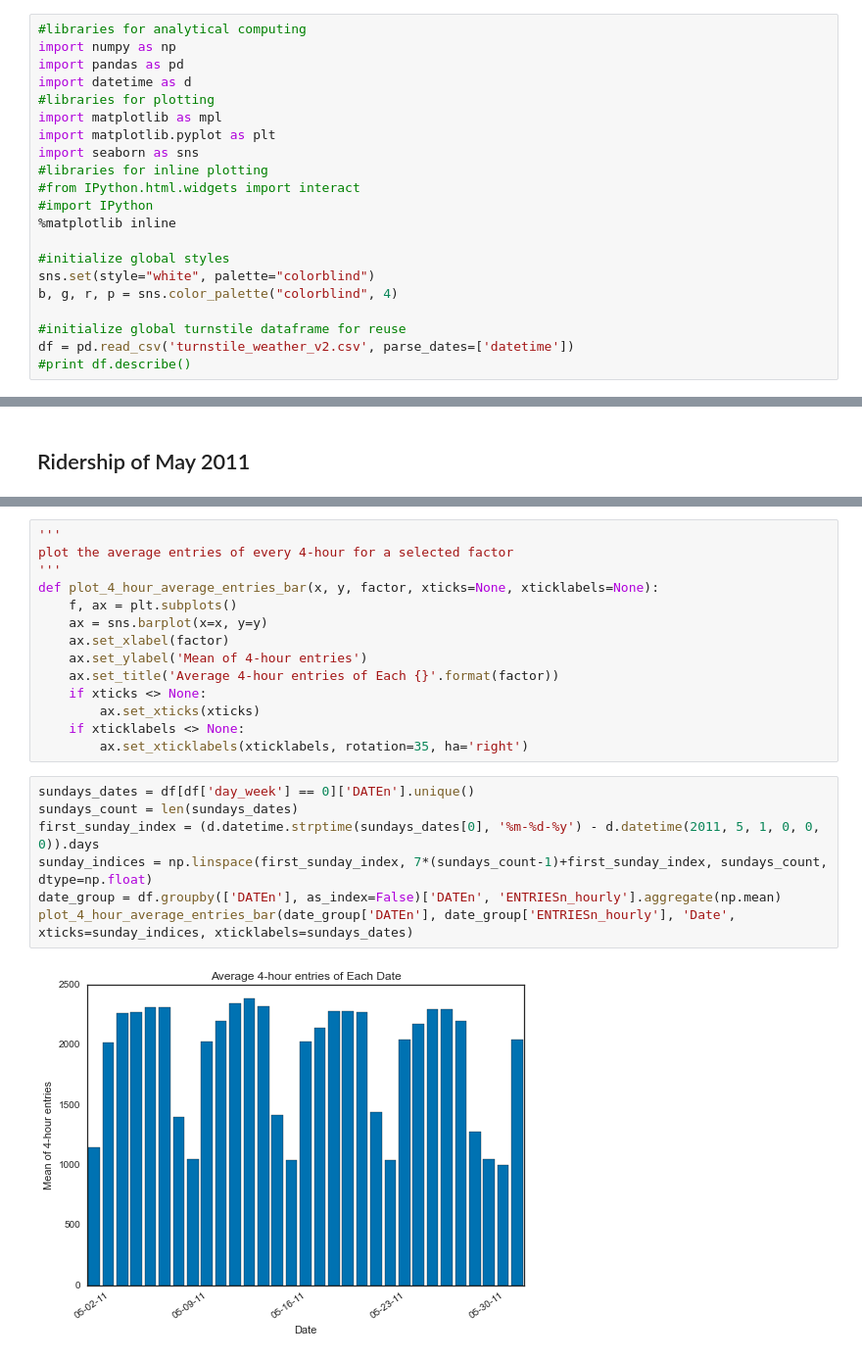
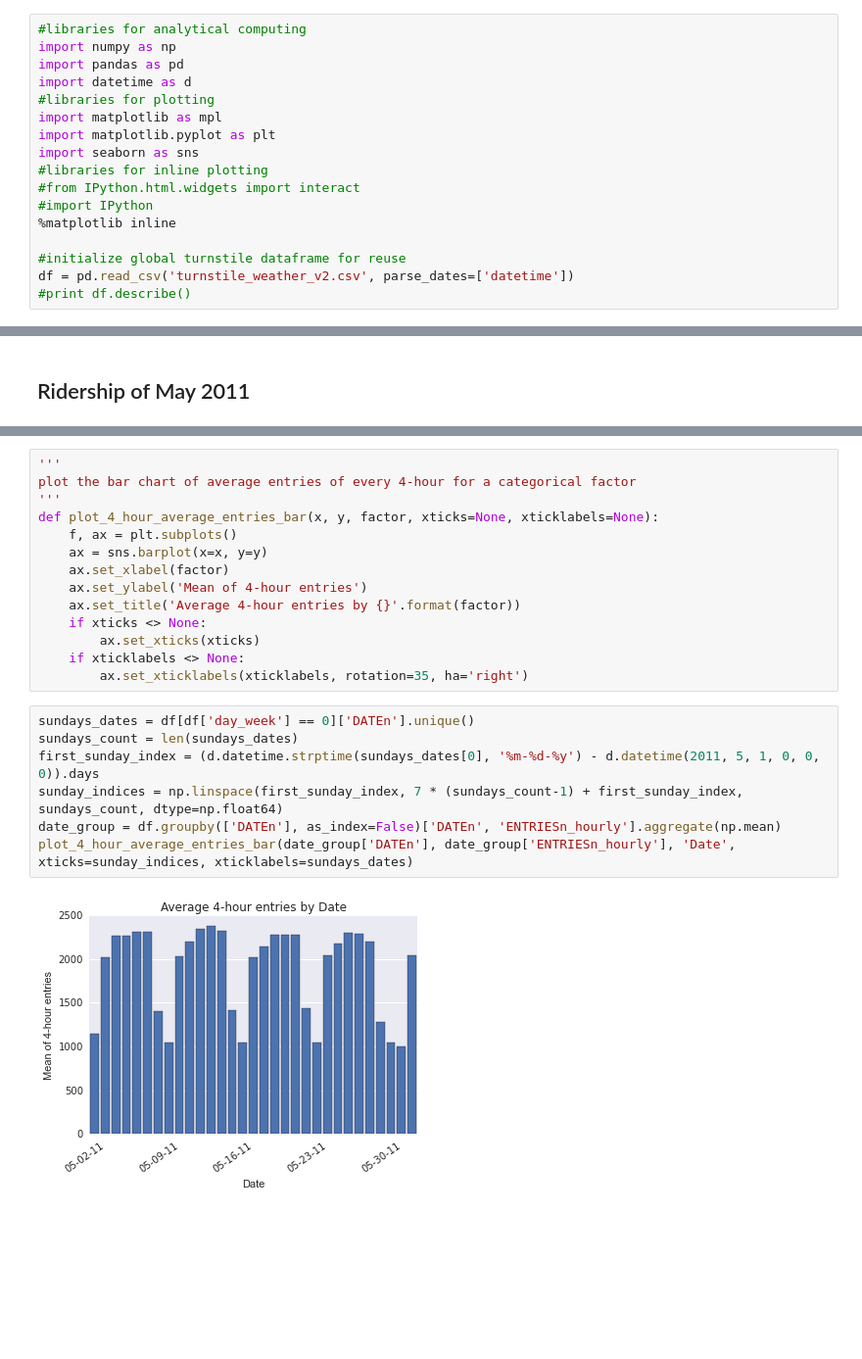
Before and after one commit to meilanou/NYCSubway, a Jupyter notebook: 0. Exploring data.ipynb, the cells around one changed output, grey strips where cells are left out. Shown: that part at 98% size. Drawn from its saved outputs; the diff is of its cells as text; blank space fills up the shorter version.

```diff
--- a/0. Exploring data.ipynb
+++ b/0. Exploring data.ipynb
@@ -27,10 +27,6 @@ import seaborn as sns
 #import IPython
 %matplotlib inline
 
-#initialize global styles
-sns.set(style="white", palette="colorblind")
-b, g, r, p = sns.color_palette("colorblind", 4)
-
 #initialize global turnstile dataframe for reuse
 df = pd.read_csv('turnstile_weather_v2.csv', parse_dates=['datetime'])
 #print df.describe()
@@ -138,13 +156,13 @@ Throughout May 2011, did ridership vary by date? From the chart below we can tel
 # %%
 '''
-plot the average entries of every 4-hour for a selected factor
+plot the bar chart of average entries of every 4-hour for a categorical factor
 '''
 def plot_4_hour_average_entries_bar(x, y, factor, xticks=None, xticklabels=None):
     f, ax = plt.subplots()
     ax = sns.barplot(x=x, y=y)
     ax.set_xlabel(factor)
     ax.set_ylabel('Mean of 4-hour entries')
-    ax.set_title('Average 4-hour entries of Each {}'.format(factor))
+    ax.set_title('Average 4-hour entries by {}'.format(factor))
     if xticks <> None:
         ax.set_xticks(xticks)
     if xticklabels <> None:
@@ -152,10 +170,10 @@ def plot_4_hour_average_entries_bar(x, y, factor, xticks=None, xticklabels=None)
 # %%
 sundays_dates = df[df['day_week'] == 0]['DATEn'].unique()
 sundays_count = len(sundays_dates)
 first_sunday_index = (d.datetime.strptime(sundays_dates[0], '%m-%d-%y') - d.datetime(2011, 5, 1, 0, 0, 0)).days
-sunday_indices = np.linspace(first_sunday_index, 7*(sundays_count-1)+first_sunday_index, sundays_count, dtype=np.float)
+sunday_indices = np.linspace(first_sunday_index, 7 * (sundays_count-1) + first_sunday_index, sundays_count, dtype=np.float64)
 date_group = df.groupby(['DATEn'], as_index=False)['DATEn', 'ENTRIESn_hourly'].aggregate(np.mean)
 plot_4_hour_average_entries_bar(date_group['DATEn'], date_group['ENTRIESn_hourly'], 'Date', xticks=sunday_indices, xticklabels=sundays_dates)
 # %% [output]
-[figure, old version]
+[figure, new version]
 # %% [markdown]
```
Also changed, not shown: parts of 31 cells of this notebook, 5 other files.
